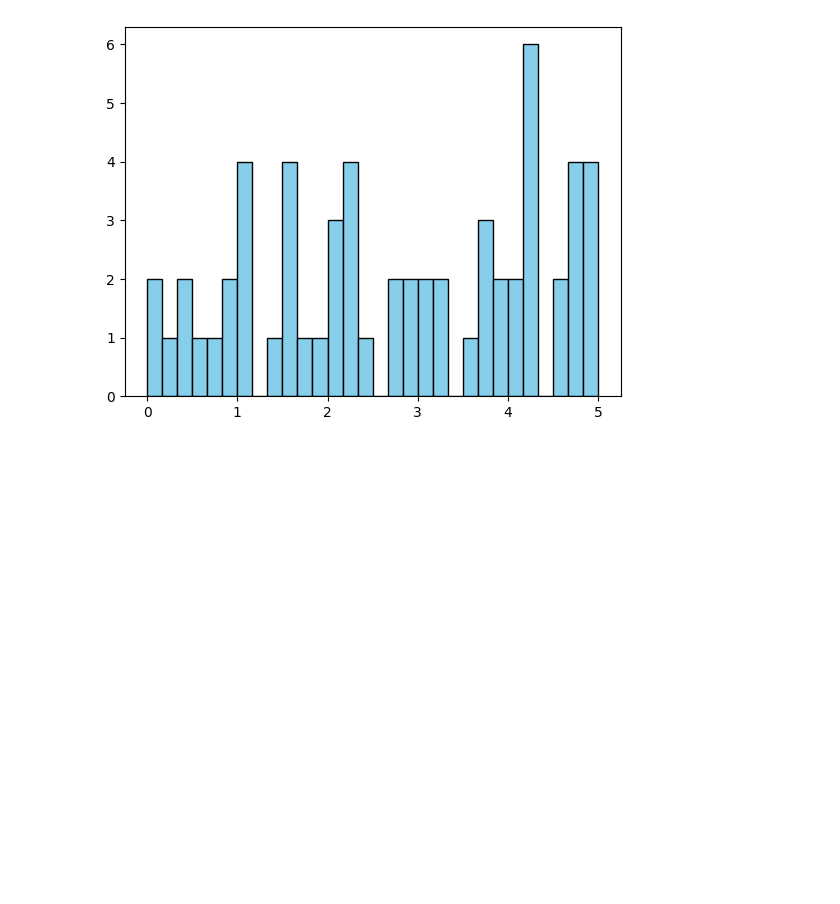
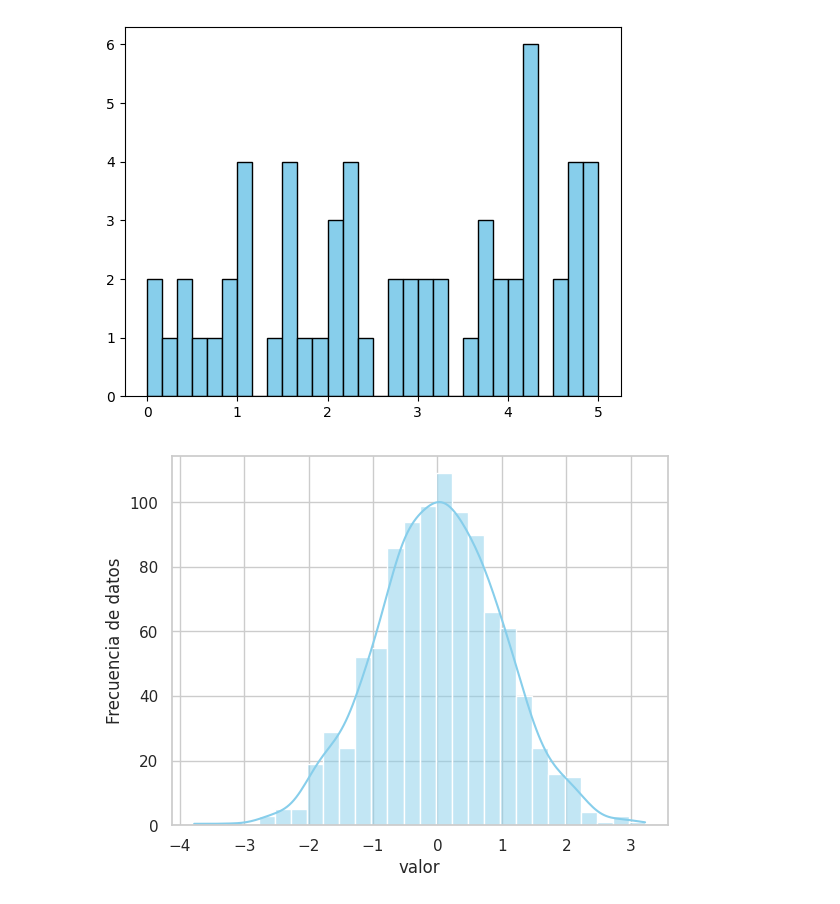
Before and after one commit to SaidGandur01/data-analysis-python, a Jupyter notebook: Sesion4/analisis_de_datos.ipynb, the cells around one changed output. Saved outputs shown, nothing was run; the diff lists cells and outputs as text; code cells hidden in the pictures; blank space fills up the shorter version.

Commit message:
Creating histogram with seaborn

```diff
--- a/Sesion4/analisis_de_datos.ipynb
+++ b/Sesion4/analisis_de_datos.ipynb
@@ -204,3 +204,13 @@ plt.hist(data_input, color="skyblue", edgecolor="black", bins=30)
 plt.show()
 # %% [output]
 [figure]
+# %%
+# Generando histogramas con seaborn y numpy
+datos_random = np.random.randn(1000)
+sns.set(style="whitegrid")
+sns.histplot(datos_random, color="skyblue", kde=True)
+plt.xlabel('valor')
+plt.ylabel('Frecuencia de datos')
+plt.show()
+# %% [output]
+[figure, added]
```
